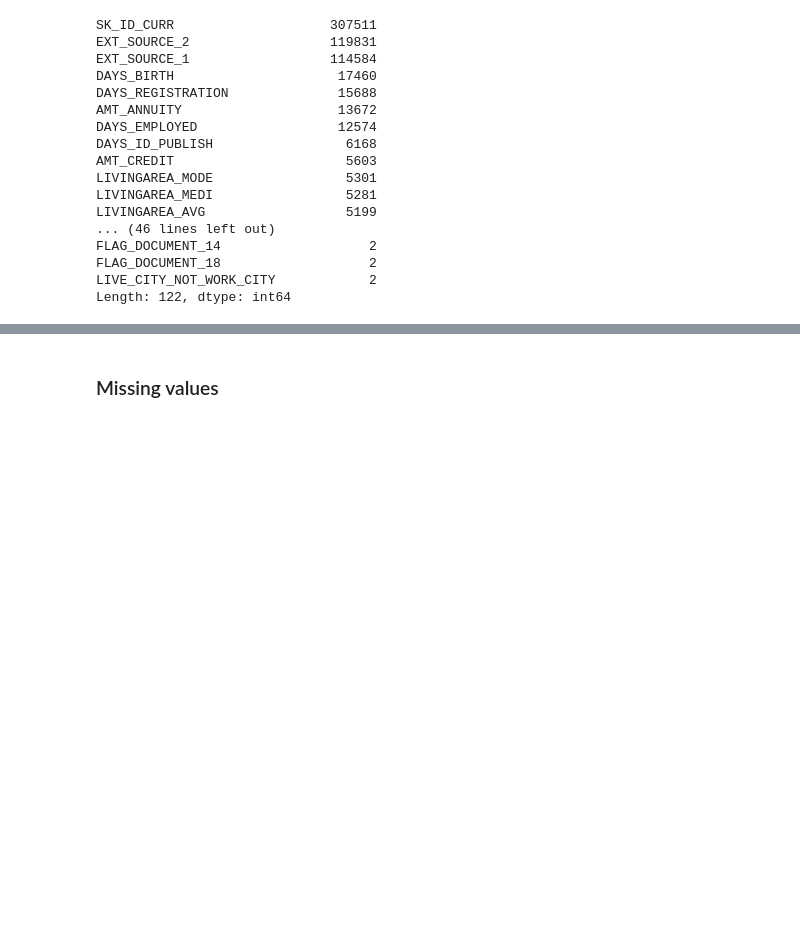
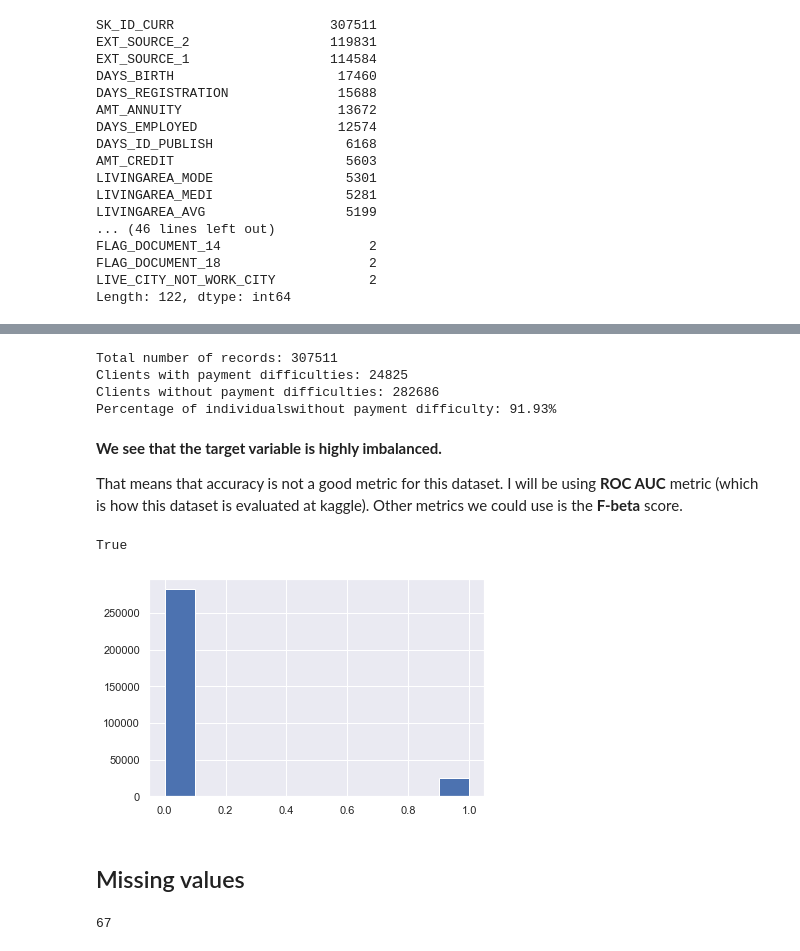
Before and after one commit to gepallas/ML_Home_Credit_Default_Risk, a Jupyter notebook: Credit_Risk_EDA.ipynb, the cells around one changed output, grey strips where cells are left out. Drawn from its saved outputs; the diff is of its cells as text; code cells hidden in the pictures; blank space fills up the shorter version.

Commit message:
Missing values.

```diff
--- a/Credit_Risk_EDA.ipynb
+++ b/Credit_Risk_EDA.ipynb
@@ -91,2 +97,42 @@ Length: 122, dtype: int64
+# %%
+# Total number of records
+n_records = train.shape[0]
+
+# Number of clients with payment difficulties
+target_late = len(train[train.TARGET == 1])
+
+# Number of clients other cases (non payment difficulties)
+target_good = len(train[train.TARGET == 0])
+
+# Percentage of individuals without payment difficulty
+good_percent = round(target_good/n_records*100, ndigits=2)
+
+# Print the results
+print("Total number of records: {}".format(n_records))
+print("Clients with payment difficulties: {}".format(target_late))
+print("Clients without payment difficulties: {}".format(target_good))
+print("Percentage of individualswithout payment difficulty: {}%".format(good_percent))
+# %% [output]
+Total number of records: 307511
+Clients with payment difficulties: 24825
+Clients without payment difficulties: 282686
+Percentage of individualswithout payment difficulty: 91.93%
+# %% [markdown]
+**We see that the target variable is highly imbalanced.**
+
+That means that accuracy is not a good metric for this dataset. I will be using **ROC AUC** metric (which is how this dataset is evaluated at kaggle). Other metrics we could use is the **F-beta** score.
+# %%
+target_good + target_late == len(train.TARGET)
+# %% [output]
+True
+# %%
+train.TARGET.hist();
+# %% [output]
+[figure, added]
 # %% [markdown]
-### Missing values
+## Missing values
+# %%
+# 67 columns have missing values in the train test
+len(train.isnull().sum()[train.isnull().sum()>0])
+# %% [output]
+67
```
Also changed, not shown: parts of 7 cells of this notebook.
